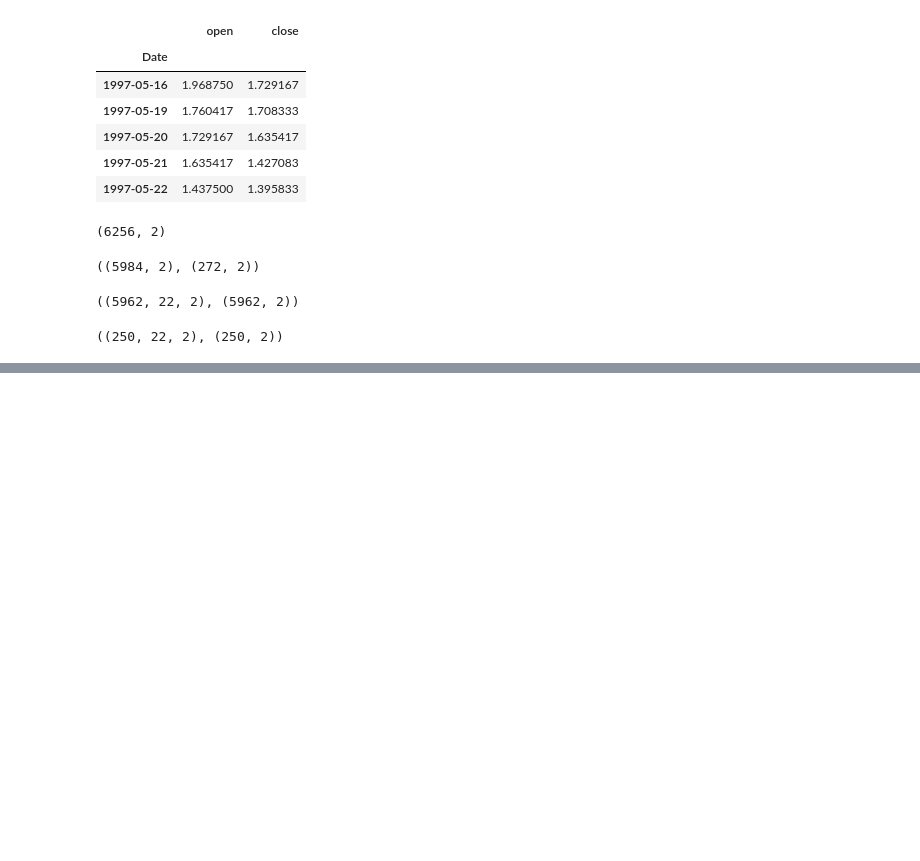
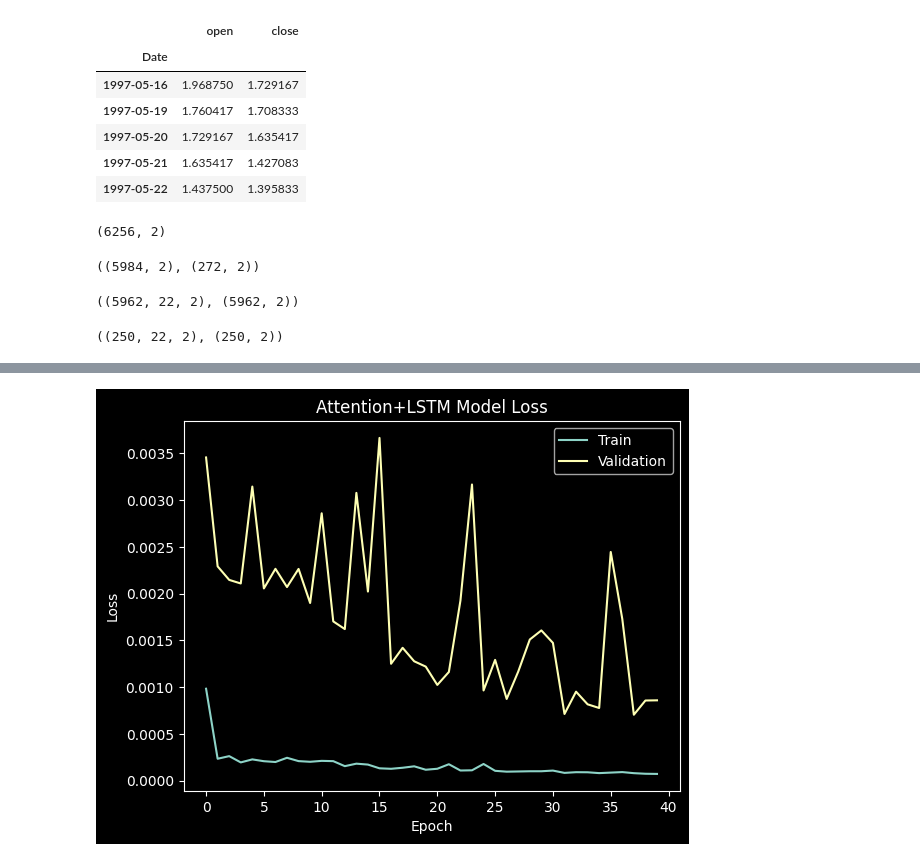
Before and after one commit to mverbytska/Custom-LSTM-with-Attention-for-FTS, a Jupyter notebook: experiment.ipynb, the cells around one changed output, grey strips where cells are left out. Drawn from its saved outputs; the diff is of its cells as text; code cells hidden in the pictures; blank space fills up the shorter version.

```diff
--- a/experiment.ipynb
+++ b/experiment.ipynb
@@ -291,0 +324,14 @@ plt.show()
+# %%
+input_shape = (X_train.shape[1], X_train.shape[-1]) # (time_steps, features_number) -> (22, 2)
+inputs = Input(shape=input_shape)
+lstm_output_1 = LSTM(128, return_sequences=True)(inputs)
+dropout = Dropout(0.1)(lstm_output_1)
+lstm_output_2 = LSTM(128, return_sequences=True)(dropout)
+attention_output = Attention()(lstm_output_2)
+dense_output = Dense(64, activation='relu')(attention_output)
+outputs = Dense(1)(dense_output)
+
+attention_model = Model(inputs=inputs, outputs=outputs)
+attention_model.compile(optimizer='adam',
+                        loss='mean_squared_error',
+                        metrics=['mean_absolute_error'])
@@ -291,0 +358,5 @@ plt.show()
+# %%
+att_history = attention_model.fit(X_train, y_train,
+                                  epochs=40,
+                                  validation_data=(X_val, y_val),
+                                  verbose=1)
@@ -291,0 +389,10 @@ plt.show()
+# %%
+plt.plot(att_history.history['loss'])
+plt.plot(att_history.history['val_loss'])
+plt.title('Attention+LSTM Model Loss')
+plt.ylabel('Loss')
+plt.xlabel('Epoch')
+plt.legend(['Train', 'Validation'], loc='upper right')
+plt.show()
+# %% [output]
+[figure, added]
```
Also changed, not shown: parts of 14 cells of this notebook.
